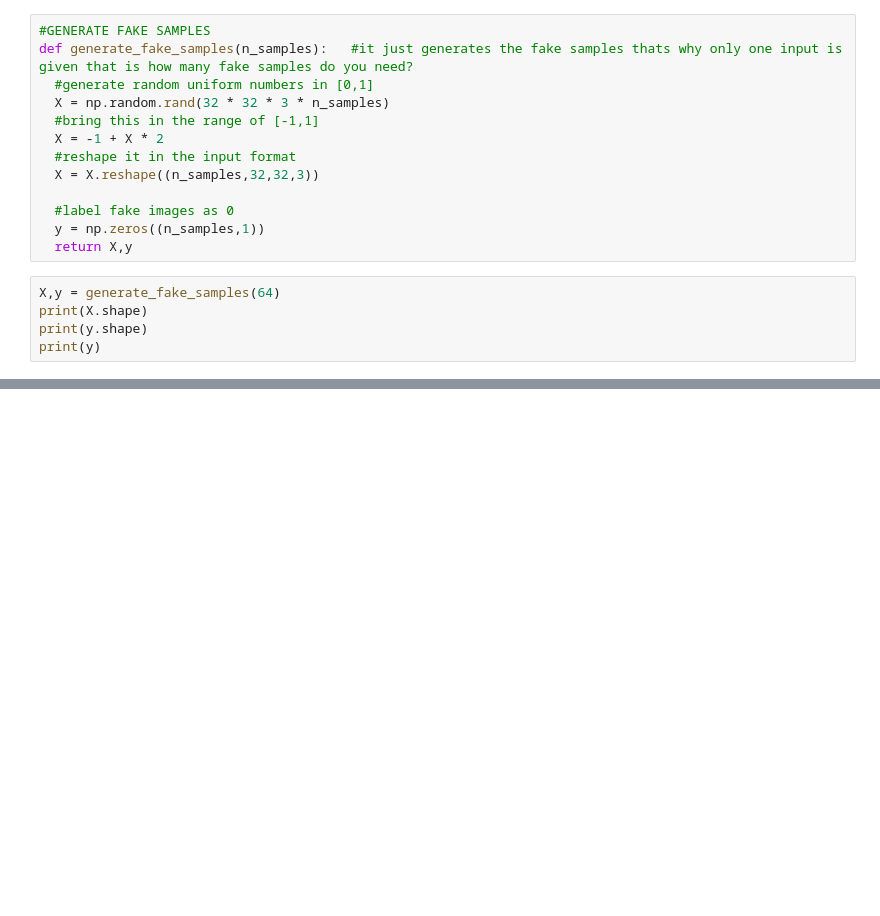
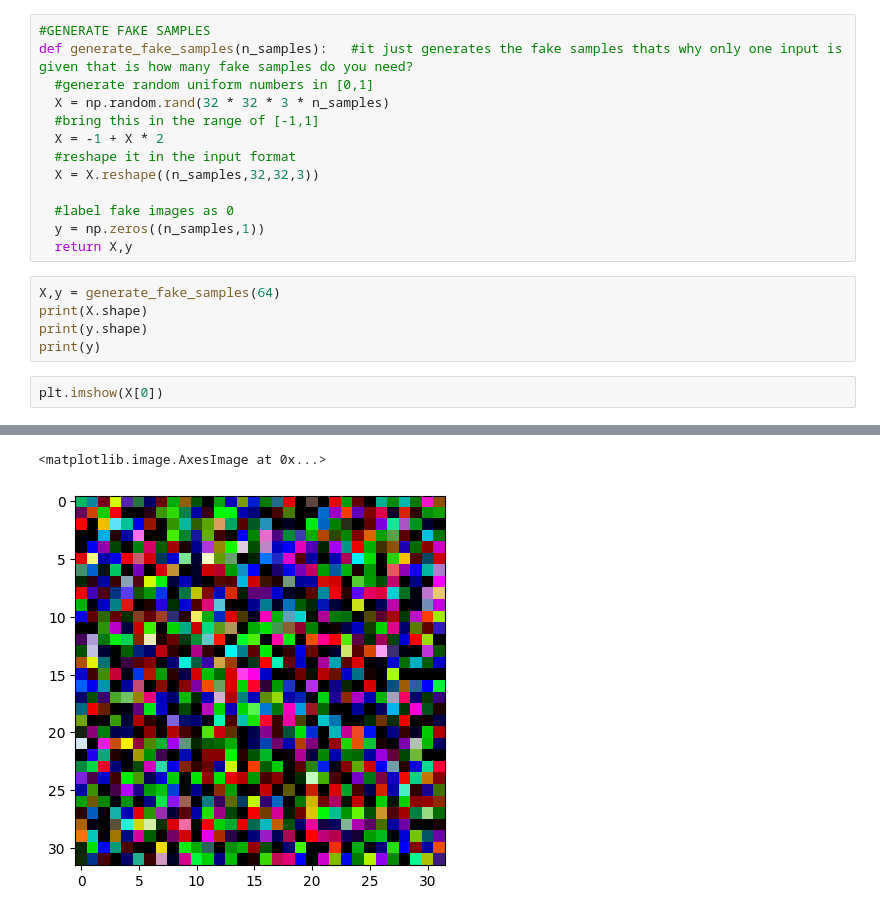
Before and after one commit to noneotherthanmodi/GANs, a Jupyter notebook: GANs.ipynb, the cells around one changed output, grey strips where cells are left out. Saved outputs shown, nothing was run; the diff lists cells and outputs as text; blank space fills up the shorter version.

```diff
--- a/GANs.ipynb
+++ b/GANs.ipynb
@@ -131,3 +131,6 @@ X,y = generate_fake_samples(64)
 print(X.shape)
 print(y.shape)
 print(y)
+# %%
+plt.imshow(X[0])
+# %% [output]
@@ -133,0 +138,2 @@ print(y)
+<matplotlib.image.AxesImage at 0x...>
+[figure, added]
```
Also changed, not shown: parts of 1 cell of this notebook.
